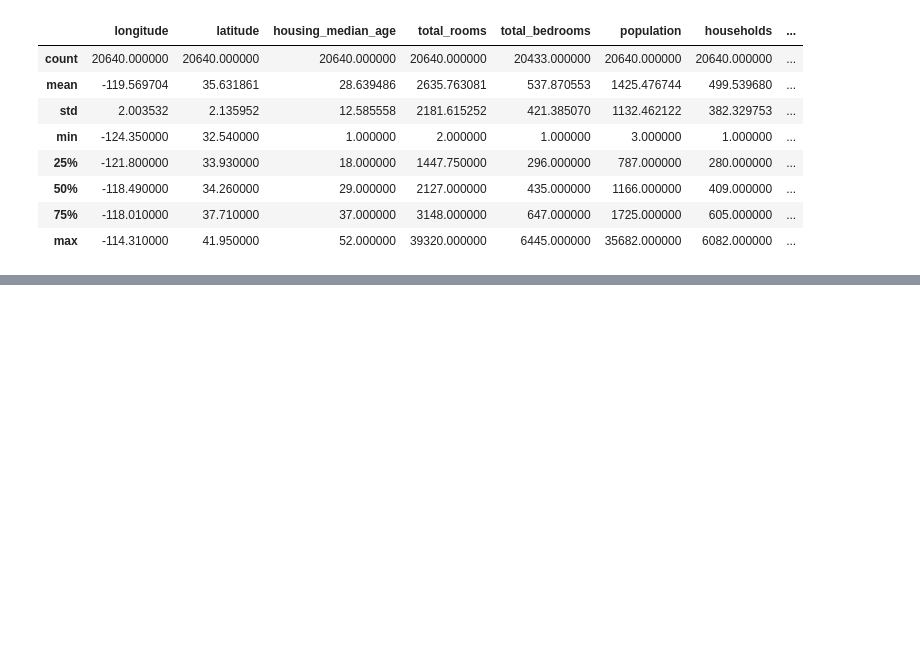
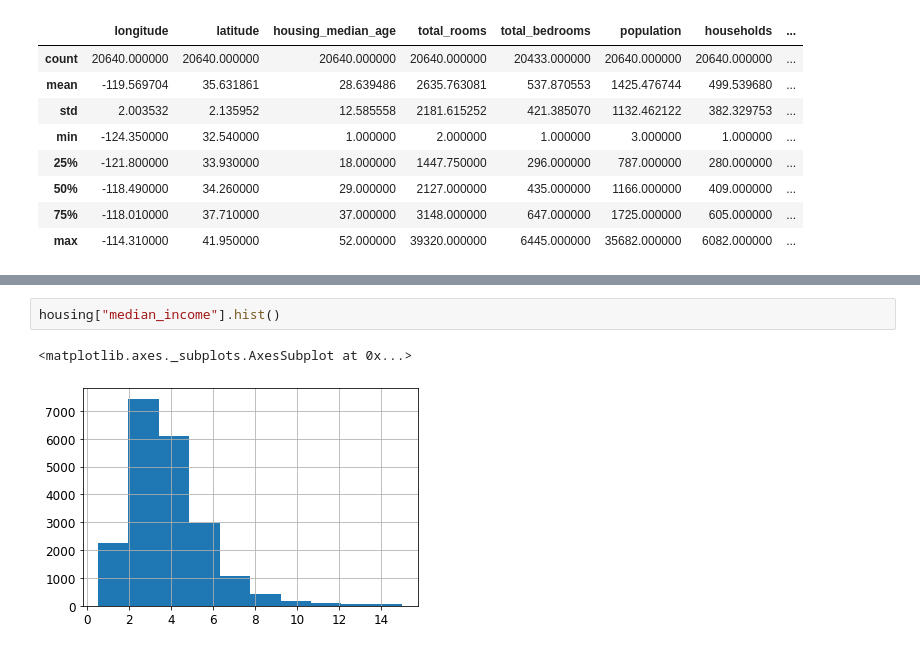
Before and after one commit to yulhee741/machine-learning-study, a Jupyter notebook: ML.ipynb, the cells around one changed output, grey strips where cells are left out. Saved outputs shown, nothing was run; the diff lists cells and outputs as text; blank space fills up the shorter version.

```diff
--- a/ML.ipynb
+++ b/ML.ipynb
@@ -109,0 +141,5 @@ save_fig
+# %%
+housing["median_income"].hist()
+# %% [output]
+<matplotlib.axes._subplots.AxesSubplot at 0x...>
+[figure, added]
```
Also changed, not shown: parts of 10 cells of this notebook.
